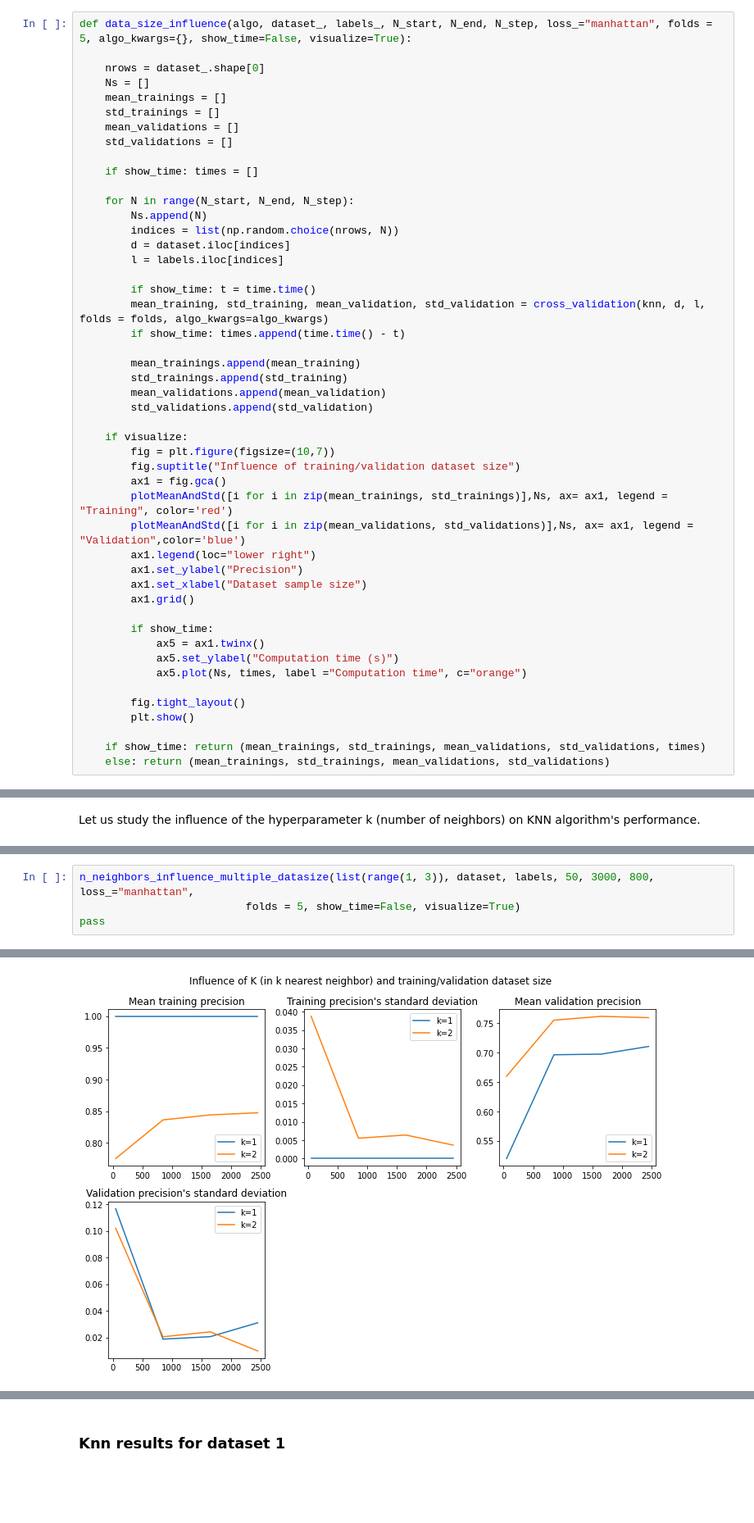
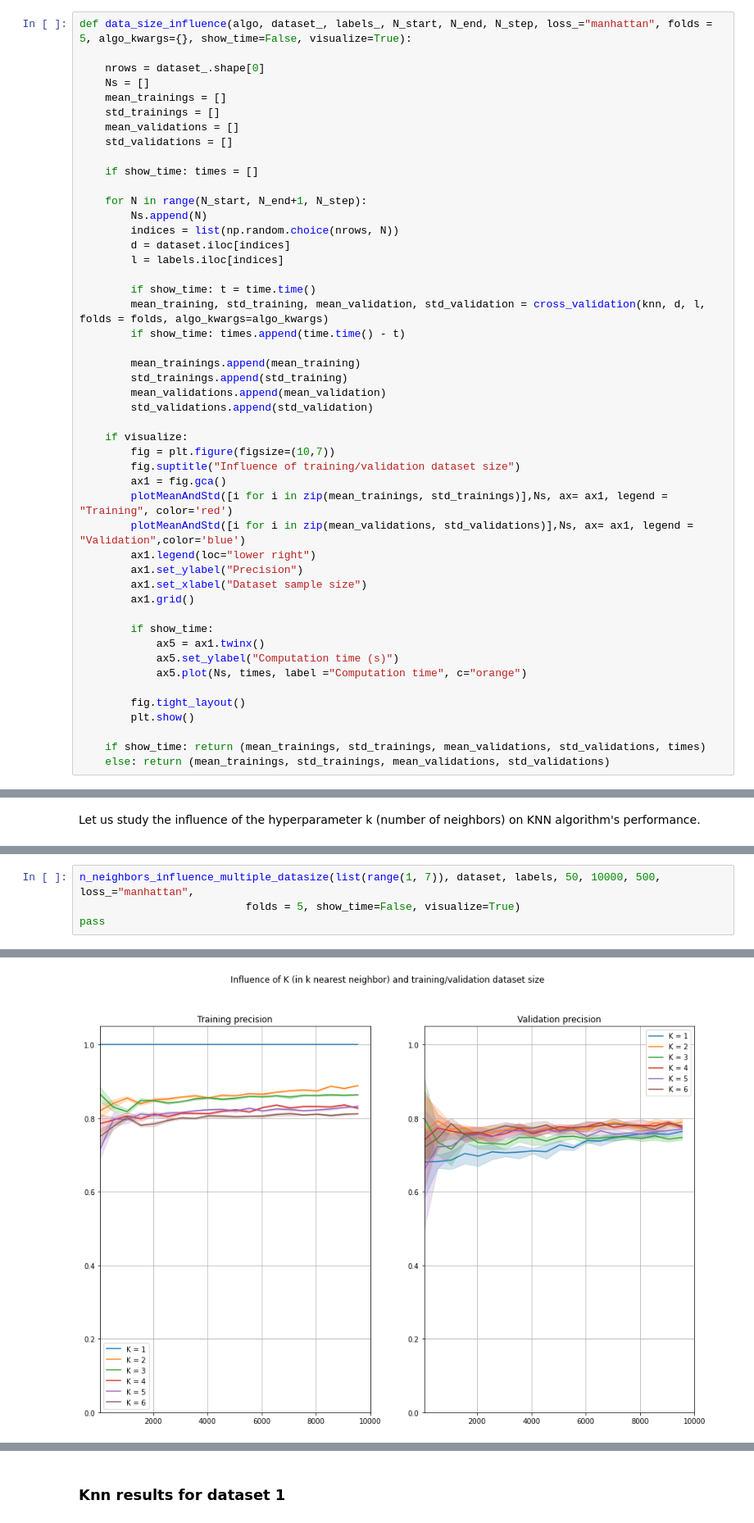
Before and after one commit to nono9212/COMP551_HM1, a Jupyter notebook: Homework.ipynb, the cells around one changed output, grey strips where cells are left out. Shown: that part at 82% size. Drawn from its saved outputs; the diff is of its cells as text; blank space fills up the shorter version.

Commit message:
first graph done except time

```diff
--- a/Homework.ipynb
+++ b/Homework.ipynb
@@ -113,7 +113,7 @@ def data_size_influence(algo, dataset_, labels_, N_start, N_end, N_step, loss_="
 
     if show_time: times = []
 
-    for N in range(N_start, N_end, N_step):
+    for N in range(N_start, N_end+1, N_step):
         Ns.append(N)
         indices = list(np.random.choice(nrows, N))
         d = dataset.iloc[indices]
@@ -252,7 +251,7 @@ def n_neighbors_influence_multiple_datasize(Ks, dataset_, labels_, N_start, N_en
     if show_time: return (mean_training_per_k, std_training_per_k, mean_validation_per_k, std_validation_per_k, time_per_k)
     else: return (mean_training_per_k, std_training_per_k, mean_validation_per_k, std_validation_per_k)
 # %%
-n_neighbors_influence_multiple_datasize(list(range(1, 3)), dataset, labels, 50, 3000, 800, loss_="manhattan",
+n_neighbors_influence_multiple_datasize(list(range(1, 7)), dataset, labels, 50, 10000, 500, loss_="manhattan",
                           folds = 5, show_time=False, visualize=True)
 pass
 # %% [output]
@@ -261 +264 @@ pass
-[figure, old version]
+[figure, new version]
```
Also changed, not shown: parts of 3 cells of this notebook.
